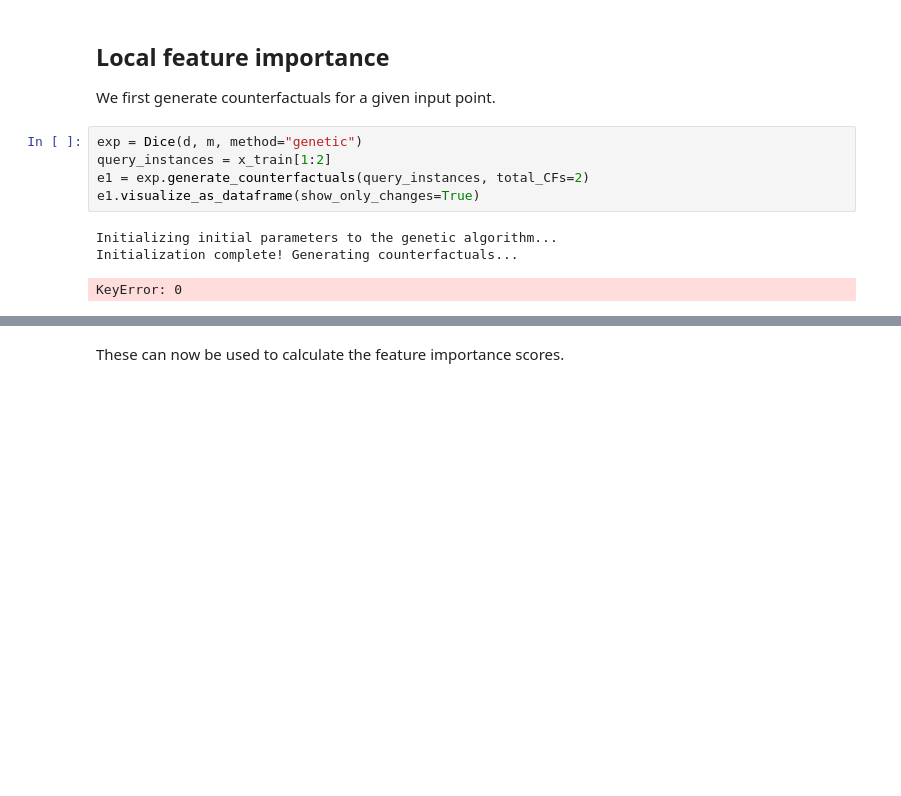
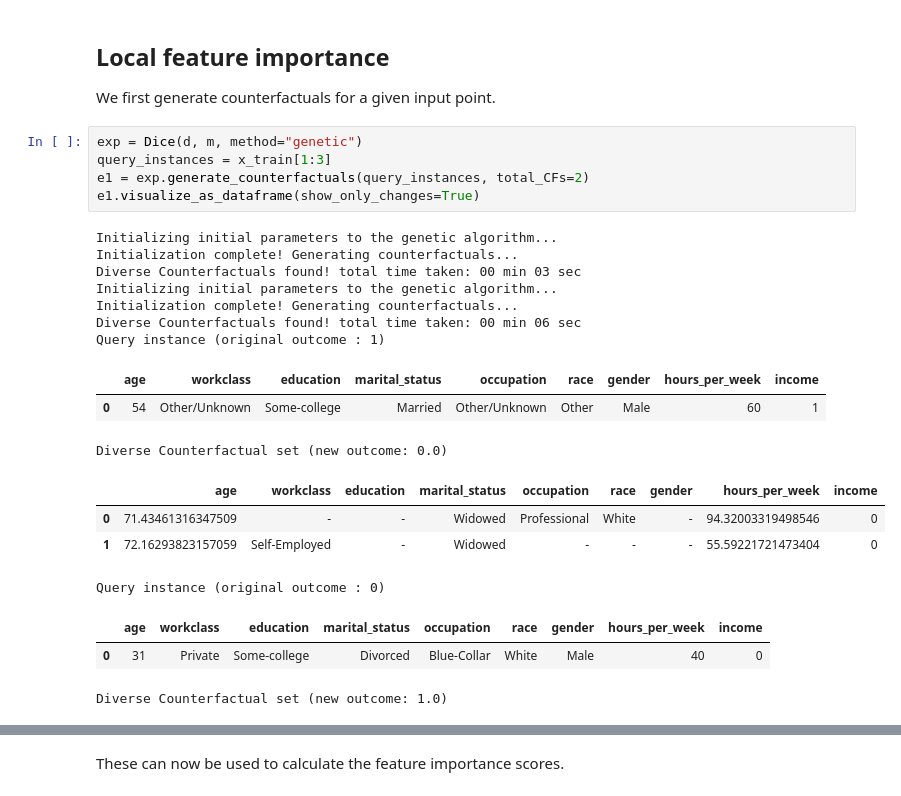
Before and after one commit to interpretml/DiCE, a Jupyter notebook: docs/source/notebooks/DiCE_feature_importances.ipynb, the cells around one changed output, grey strips where cells are left out. Drawn from its saved outputs; the diff is of its cells as text; blank space fills up the shorter version.

```diff
--- a/docs/source/notebooks/DiCE_feature_importances.ipynb
+++ b/docs/source/notebooks/DiCE_feature_importances.ipynb
@@ -82,10 +82,24 @@ m = dice_ml.Model(model=model, backend="sklearn")
 We first generate counterfactuals for a given input point.
 # %%
 exp = Dice(d, m, method="genetic")
-query_instances = x_train[1:2]
+query_instances = x_train[1:3]
 e1 = exp.generate_counterfactuals(query_instances, total_CFs=2)
 e1.visualize_as_dataframe(show_only_changes=True)
 # %% [output]
 Initializing initial parameters to the genetic algorithm...
 Initialization complete! Generating counterfactuals...
+Diverse Counterfactuals found! total time taken: 00 min 03 sec
+Initializing initial parameters to the genetic algorithm...
+Initialization complete! Generating counterfactuals...
+Diverse Counterfactuals found! total time taken: 00 min 06 sec
+Query instance (original outcome : 1)
+|  | age | workclass | education | marital_status | occupation | race | gender | hours_per_week | income |
+| 0 | 54 | Other/Unknown | Some-college | Married | Other/Unknown | Other | Male | 60 | 1 |
-KeyError: 0
+Diverse Counterfactual set (new outcome: 0.0)
+|  | age | workclass | education | marital_status | occupation | race | gender | hours_per_week | income |
+| 0 | 71.43461316347509 | - | - | Widowed | Professional | White | - | 94.32003319498546 | 0 |
+| 1 | 72.16293823157059 | Self-Employed | - | Widowed | - | - | - | 55.59221721473404 | 0 |
+Query instance (original outcome : 0)
+|  | age | workclass | education | marital_status | occupation | race | gender | hours_per_week | income |
+| 0 | 31 | Private | Some-college | Divorced | Blue-Collar | White | Male | 40 | 0 |
+Diverse Counterfactual set (new outcome: 1.0)
```
Also changed, not shown: parts of 1 cell of this notebook, 1 other file.
